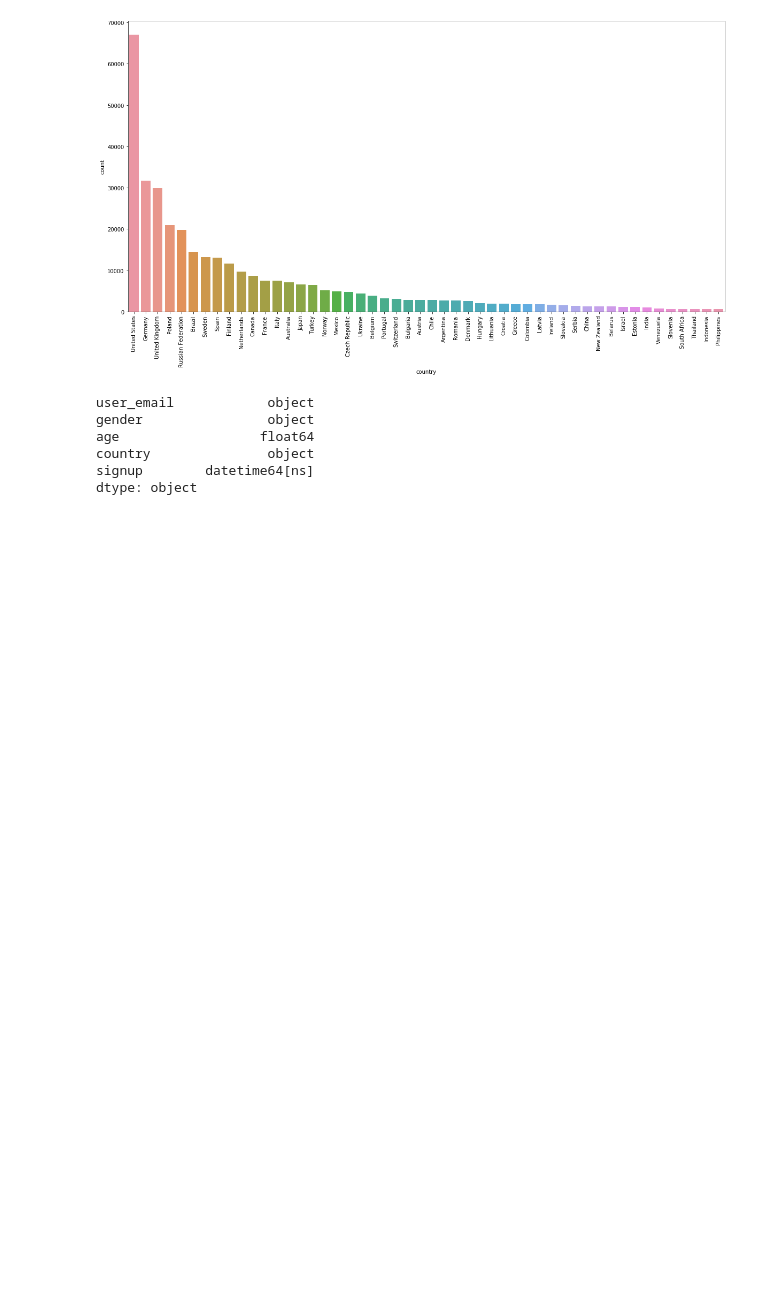
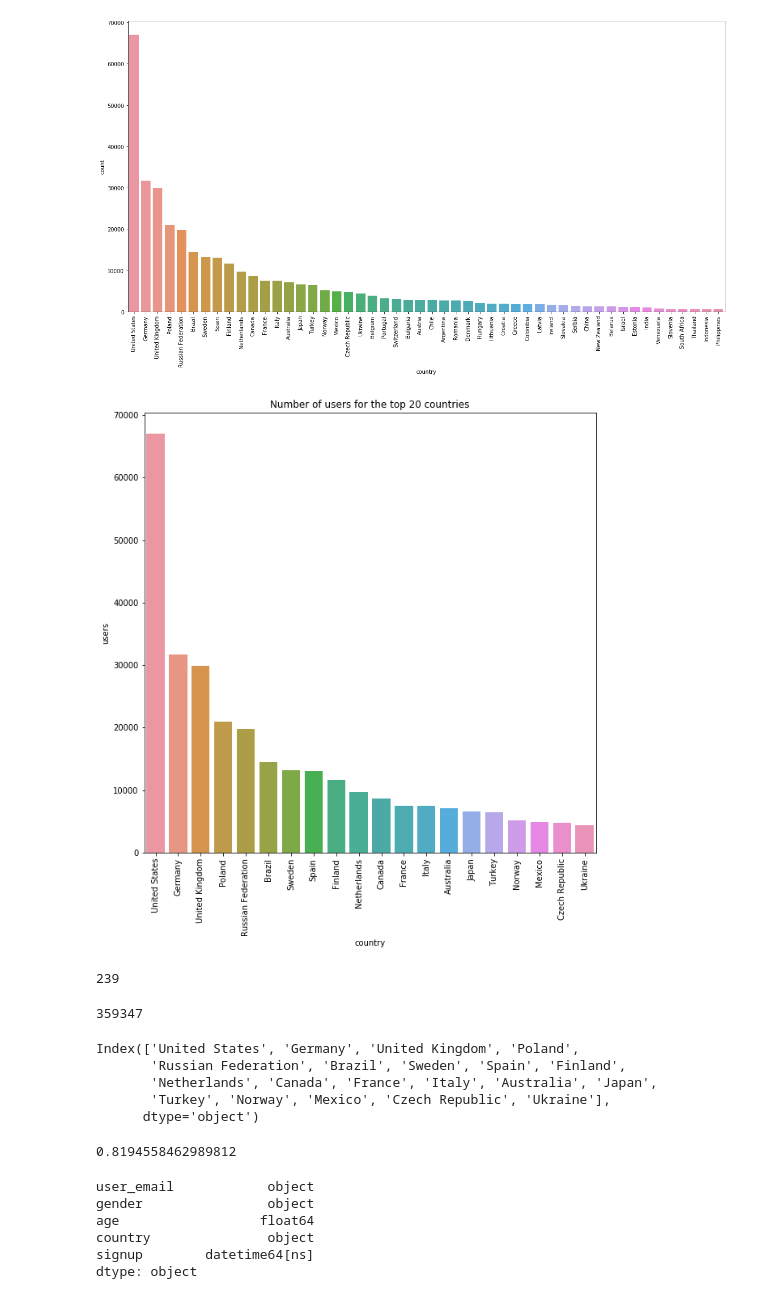
Before and after one commit to TimofeevAlex/LastFM, a Jupyter notebook: exploratory_analysis.ipynb, the cells around one changed output. Drawn from its saved outputs; the diff is of its cells as text; code cells hidden in the pictures; blank space fills up the shorter version.

```diff
--- a/exploratory_analysis.ipynb
+++ b/exploratory_analysis.ipynb
@@ -400,6 +566,42 @@ plt.xticks(rotation=90)
 plt.show()
 # %% [output]
 [figure]
+# %%
+# Show the country distribution of the 20 country with most users
+plt.figure(figsize = (10,10))
+sns.countplot(x=lastfm_360_demo['country'], order = lastfm_360_demo['country'].value_counts().iloc[:20].index)
+plt.xticks(rotation=90)
+plt.ylabel('users')
+plt.title("Number of users for the top 20 countries")
+plt.show()
+# %% [output]
+[figure, added]
+# %%
+# Number of countries
+len(lastfm_360_demo['country'].value_counts())
+# %% [output]
+239
+# %%
+# Total country entries
+total_countries = sum(lastfm_360_demo['country'].value_counts())
+total_countries
+# %% [output]
+359347
+# %%
+# Top 20 country names
+top20_countries = list(lastfm_360_demo['country'].value_counts()[:20].index)
+top20_countries
+# %% [output]
+Index(['United States', 'Germany', 'United Kingdom', 'Poland',
+       'Russian Federation', 'Brazil', 'Sweden', 'Spain', 'Finland',
+       'Netherlands', 'Canada', 'France', 'Italy', 'Australia', 'Japan',
+       'Turkey', 'Norway', 'Mexico', 'Czech Republic', 'Ukraine'],
+      dtype='object')
+# %%
+# Proportion of values in top 20 countries
+sum(lastfm_360_demo['country'].value_counts()[:20].values) / total_countries
+# %% [output]
+0.8194558462989812
 # %%
 # We are now going to study the the prefered artists per country, and per age.
 # %%
```
Also changed, not shown: parts of 63 cells of this notebook.
